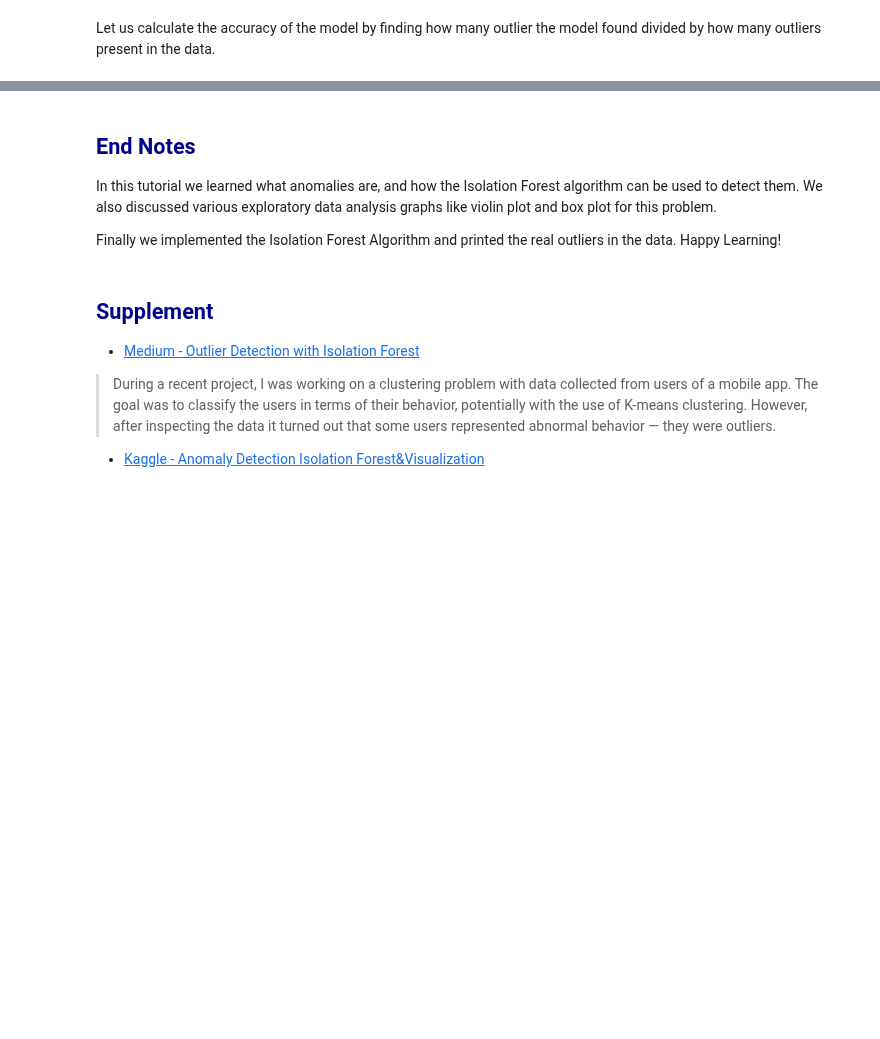
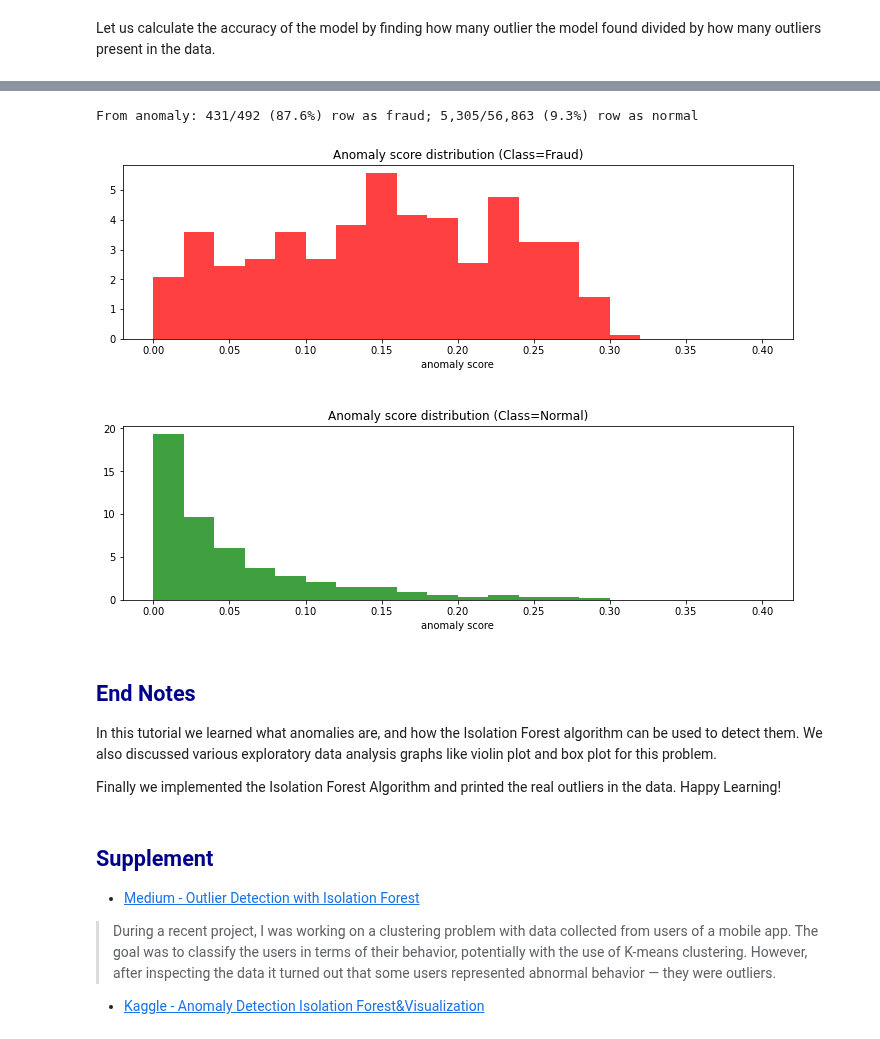
Before and after one commit to johnklee/ml_articles, a Jupyter notebook: others/anomaly_detection_using_isolation_forest_in_python/anomaly_detection_using_isolation_forest_in_python.ipynb, the cells around one changed output, grey strips where cells are left out. Cells and saved outputs as stored; diff of their text form; code cells hidden in the pictures; blank space fills up the shorter version.

```diff
--- a/others/anomaly_detection_using_isolation_forest_in_python/anomaly_detection_using_isolation_forest_in_python.ipynb
+++ b/others/anomaly_detection_using_isolation_forest_in_python/anomaly_detection_using_isolation_forest_in_python.ipynb
@@ -279,3 +304,47 @@ plt.show();
+# %%
+scores = cc_model.decision_function(X)
+anomaly = cc_model.predict(X)
+X['scores'] = scores
+X['anomaly'] = anomaly
+# %%
+Y_anomaly = Y[X['anomaly'] == -1]
+X_anomaly = X[X['anomaly'] == -1]
+# %%
+num_of_fraud = len(Y[Y['Class'] == 1])
+num_of_normal = len(Y[Y['Class'] == 0])
+Y_anomaly_fraud = Y_anomaly[Y['Class'] == 1]
+Y_anomaly_normal = Y_anomaly[Y['Class'] == 0]
+print("From anomaly: {:,d}/{:,d} ({:.01f}%) row as fraud; {:,d}/{:,d} ({:.01f}%) row as normal".format(
+        len(Y_anomaly_fraud), num_of_fraud,  len(Y_anomaly_fraud)*100/num_of_fraud,
+        len(Y_anomaly_normal), num_of_normal, len(Y_anomaly_normal)*100/num_of_normal
+    )
+)
+# %% [output]
+From anomaly: 431/492 (87.6%) row as fraud; 5,305/56,863 (9.3%) row as normal
+# %%
+X_anomaly_scores = X_anomaly[['scores']].abs()
+X_anomaly_fraud_scores = X_anomaly[Y_anomaly['Class']==1][['scores']].abs()
+# %%
+X_anomaly_score_list = X_anomaly_scores['scores'].tolist()
+X_anomaly_fraud_score_list = X_anomaly_fraud_scores['scores'].tolist()
+# %%
+# http://localhost/jforum/posts/list/4425.page#4566
+plt.rcParams['figure.figsize'] = [12, 8]
+
+plt.subplot(2, 1, 1)
+plt.title('Anomaly score distribution (Class=Fraud)')
+plt.hist(X_anomaly_fraud_score_list, 20, range=(0, 0.4), density=True, facecolor='r', alpha=0.75)
+plt.xlabel('anomaly score')
+
+plt.subplot(2, 1, 2)
+plt.title('Anomaly score distribution (Class=Normal)')
+plt.hist(X_anomaly_score_list, 20, range=(0, 0.4), density=True, facecolor='g', alpha=0.75)
+plt.xlabel('anomaly score')
+
+plt.subplots_adjust(hspace = 0.5)  # <-- Increase the space between sub plot
+plt.show()
+# %% [output]
+[figure, added]
 # %% [markdown]
 ## <font color='darkblue'>End Notes</font>
 In this tutorial we learned what anomalies are, and how the Isolation Forest algorithm can be used to detect them. We also discussed various exploratory data analysis graphs like violin plot and box plot for this problem.
```
Also changed, not shown: parts of 14 cells of this notebook.
